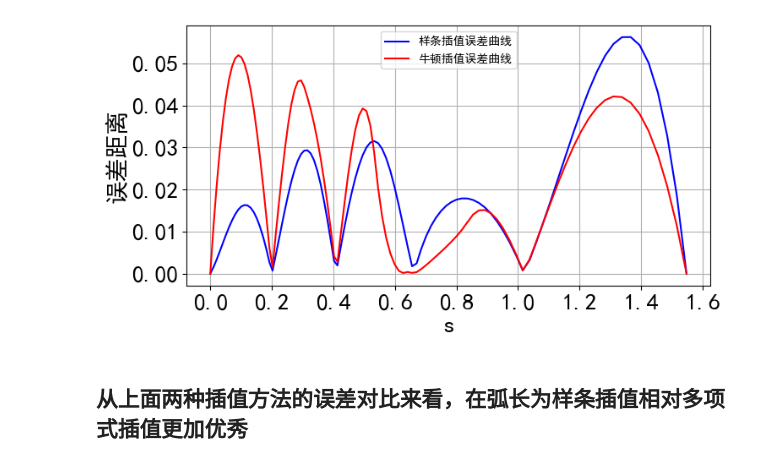
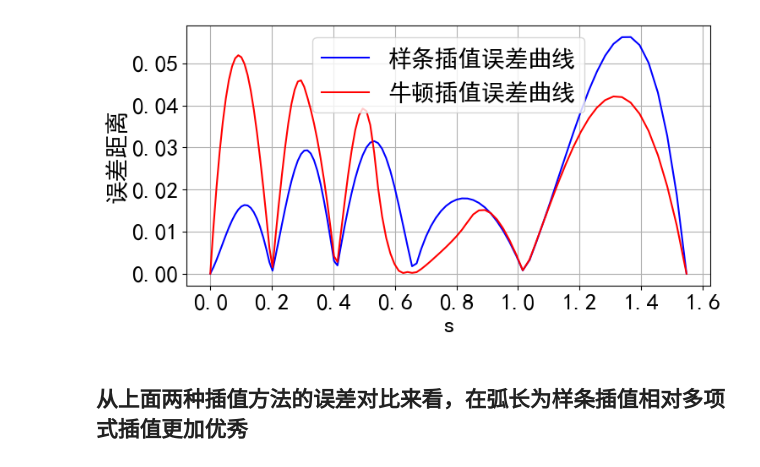
Before and after one commit to JesterHey/2024------, a Jupyter notebook: 插值方法的误差对比.ipynb, the cells around one changed output. Cells and saved outputs as stored; diff of their text form; code cells hidden in the pictures.

```diff
--- a/插值方法的误差对比.ipynb
+++ b/插值方法的误差对比.ipynb
@@ -125,20 +125,20 @@ plt.show()
 # %%
 # 计算每个点的误差距离
 err1 = np.abs(kappa_values - cs(s_values))
 err2 = np.abs(kappa_values - f(s_values))
 # 绘图
 plt.figure(figsize=(8, 4))
 plt.plot(s_values, err1, label='样条插值误差曲线', color='blue')
 plt.plot(s_values, err2, label='牛顿插值误差曲线', color='red')
 plt.xlabel('s',fontsize=20)
 plt.ylabel('误差距离',fontsize=20)
 plt.xticks(fontsize=20)
 plt.yticks(fontsize=20)
-plt.legend()
+plt.legend(fontsize=20)
 plt.grid(True)
 plt.show()
 # %% [output]
-[figure, old version]
+[figure, new version]
 # %% [markdown]
 ## 从上面两种插值方法的误差对比来看，在弧长为样条插值相对多项式插值更加优秀
 # %% [markdown]
```
Also changed, not shown: parts of 4 cells of this notebook, 2 other files.
